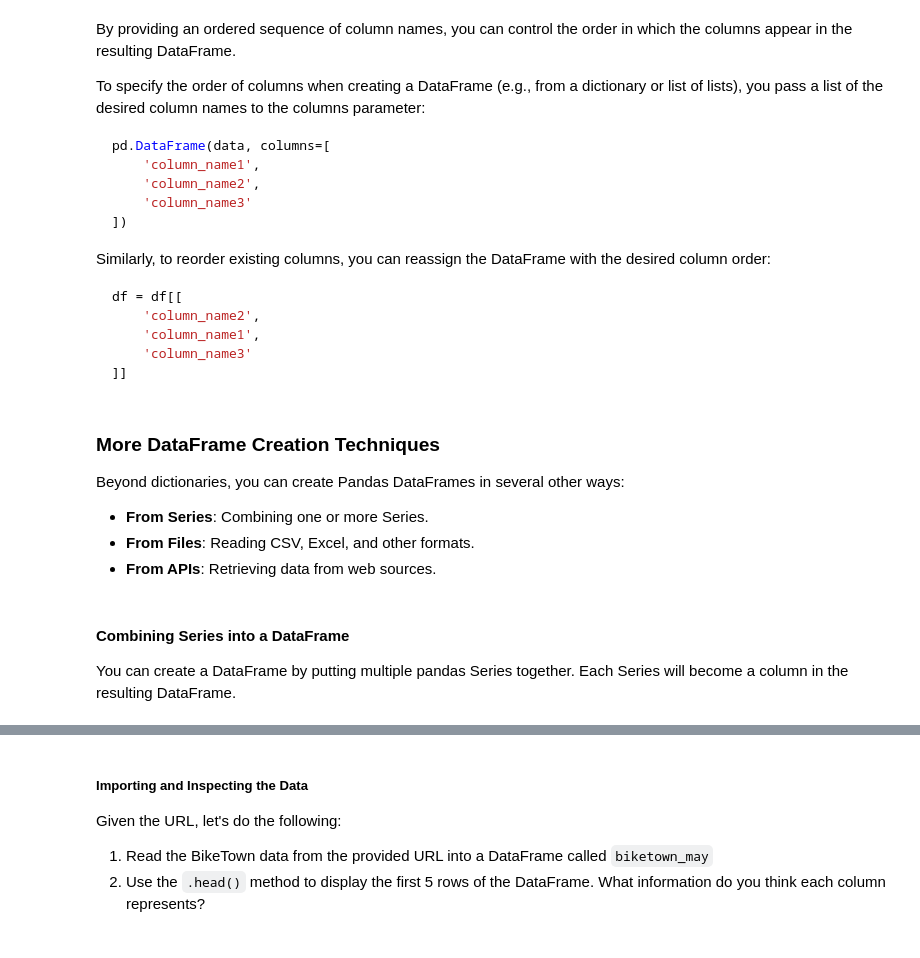
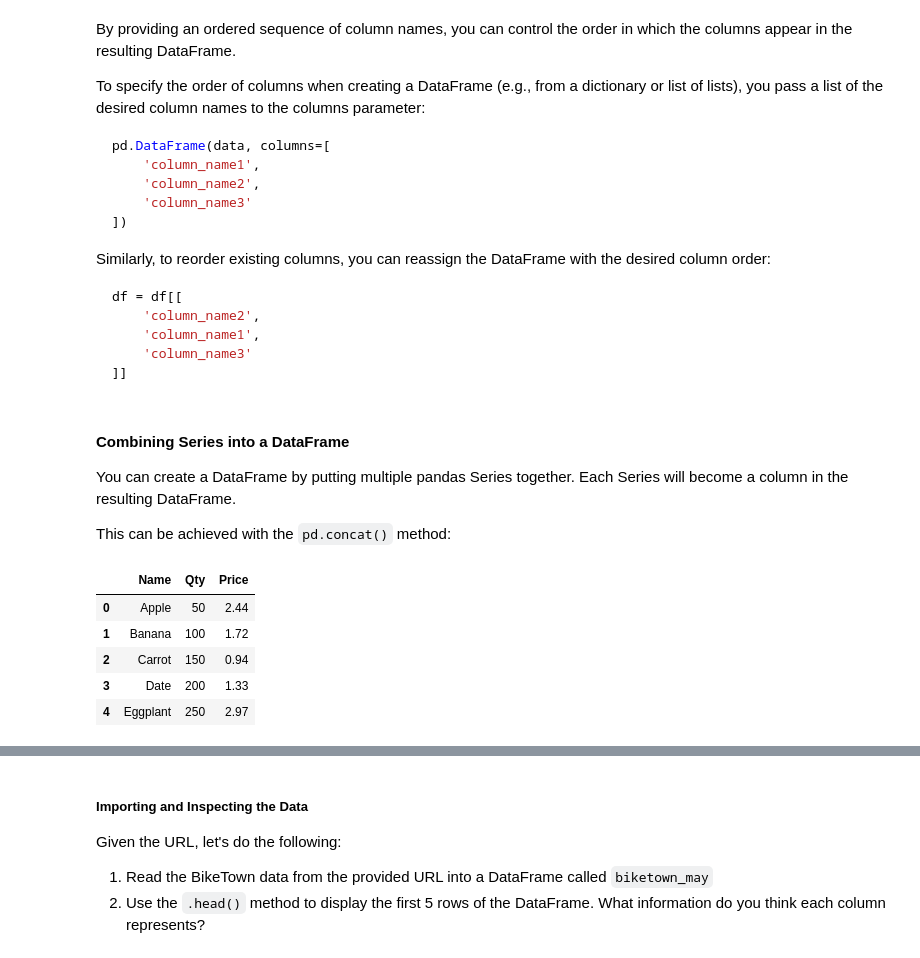
Before and after one commit to michaeltothewilson/data-with-python, a Jupyter notebook: notebooks/04_pandas.ipynb, the cells around one changed output, grey strips where cells are left out. Saved outputs shown, nothing was run; the diff lists cells and outputs as text; code cells hidden in the pictures.

Commit message:
Updated Pandas Content

````diff
--- a/notebooks/04_pandas.ipynb
+++ b/notebooks/04_pandas.ipynb
@@ -246,28 +317,32 @@ df = df[[
 ```
 # %%
 # Demonstration
-# %% [markdown]
-### More DataFrame Creation Techniques
-
-Beyond dictionaries, you can create Pandas DataFrames in several other ways:
-
-* __From Series__: Combining one or more Series.
-* __From Files__: Reading CSV, Excel, and other formats.
-* __From APIs__: Retrieving data from web sources.
 # %% [markdown]
 #### Combining Series into a DataFrame
 
 You can create a DataFrame by putting multiple pandas Series together. Each Series will become a column in the resulting DataFrame.
+
+This can be achieved with the `pd.concat()` method:
 # %%
 # Synthetic Produce Data
-produce_names = pd.Series(['Apple', 'Banana', 'Carrot', 'Date', 'Eggplant'])
-quantities = pd.Series(list(range(50, 251, 50)))
-prices = pd.Series(list(round(random.uniform(0.1, 3.0,),2) for _ in range(5)))
+produce_names = pd.Series(['Apple', 'Banana', 'Carrot', 'Date', 'Eggplant'],
+                          name="Name")
+quantities = pd.Series(list(range(50, 251, 50)),
+                       name="Qty")
+prices = pd.Series(list(round(random.uniform(0.1, 3.0,),2) for _ in range(5)),
+                   name="Price")
 
 # Create Produce DataFrame
 
 
 
 
 # Output Data Frame
+# %% [output]
+|  | Name | Qty | Price |
+| 0 | Apple | 50 | 2.44 |
+| 1 | Banana | 100 | 1.72 |
+| 2 | Carrot | 150 | 0.94 |
+| 3 | Date | 200 | 1.33 |
+| 4 | Eggplant | 250 | 2.97 |
 # %% [markdown]
````
Also changed, not shown: parts of 22 cells of this notebook, 2 other files.
